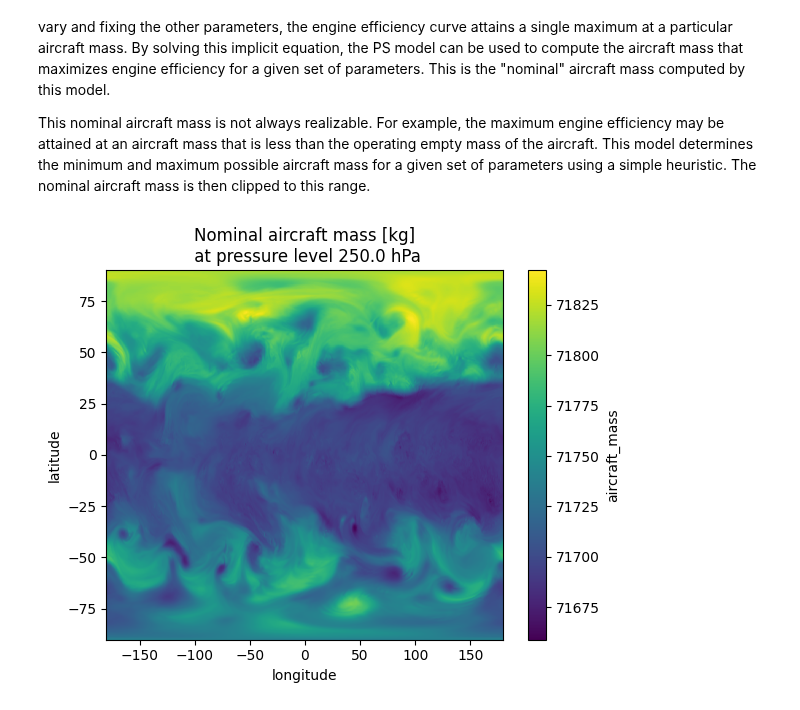
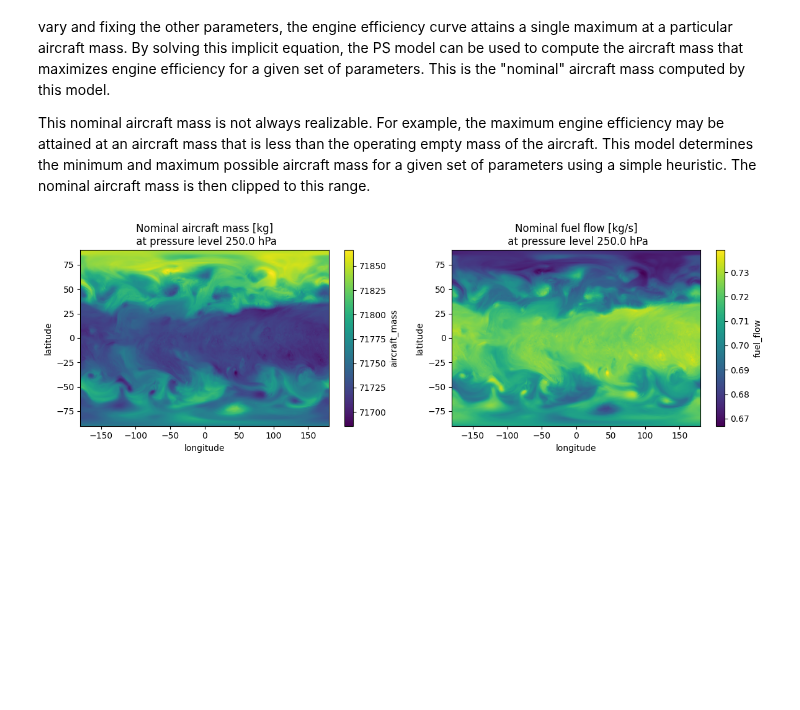
Before and after one commit to contrailcirrus/pycontrails, a Jupyter notebook: docs/notebooks/AircraftPerformance.ipynb, the cells around one changed output. Cells and saved outputs as stored; diff of their text form; code cells hidden in the pictures; blank space fills up the shorter version.

```diff
--- a/docs/notebooks/AircraftPerformance.ipynb
+++ b/docs/notebooks/AircraftPerformance.ipynb
@@ -102,7 +101,15 @@ met = era5.open_metdataset()
 model = PSGrid(met, aircraft_type="A320")
 out = model.eval()
 # %%
-out["aircraft_mass"].data.plot(x="longitude", y="latitude")
-plt.title(f"Nominal aircraft mass [kg]\n at pressure level {out.data['level'].values[0]} hPa");
+# Visualize outputs
+fig, (ax1, ax2) = plt.subplots(1, 2, figsize=(12, 4))
+
+out["aircraft_mass"].data.plot(x="longitude", y="latitude", ax=ax1)
+ax1.set_title(f"Nominal aircraft mass [kg]\n at pressure level {out.data['level'].values[0]} hPa")
+
+out["fuel_flow"].data.plot(x="longitude", y="latitude", ax=ax2)
+ax2.set_title(f"Nominal fuel flow [kg/s]\n at pressure level {out.data['level'].values[0]} hPa")
+
+plt.tight_layout()
 # %% [output]
-[figure, old version]
+[figure, new version]
```
Also changed, not shown: parts of 8 cells of this notebook.
